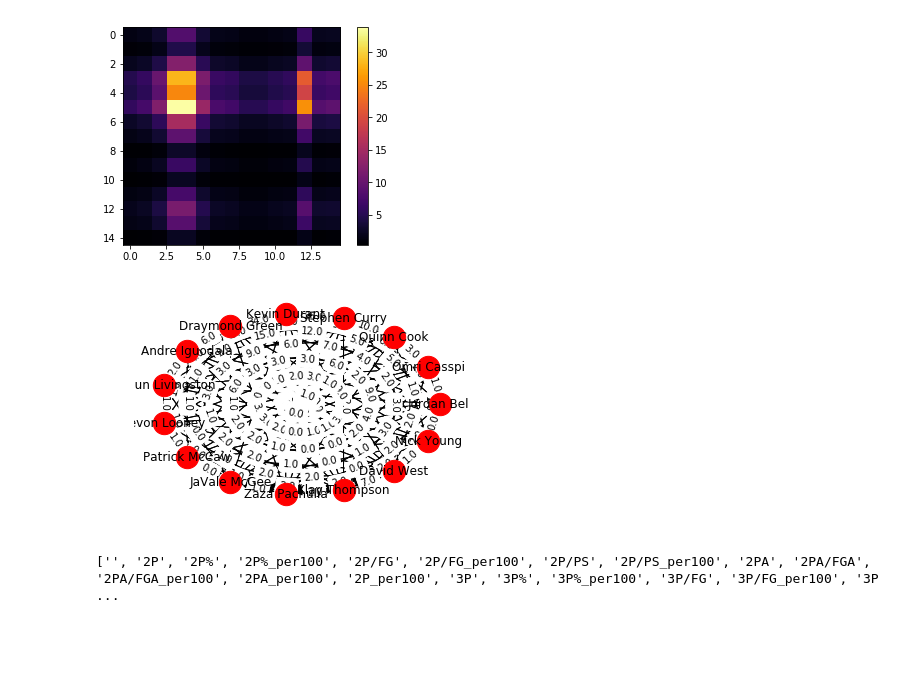
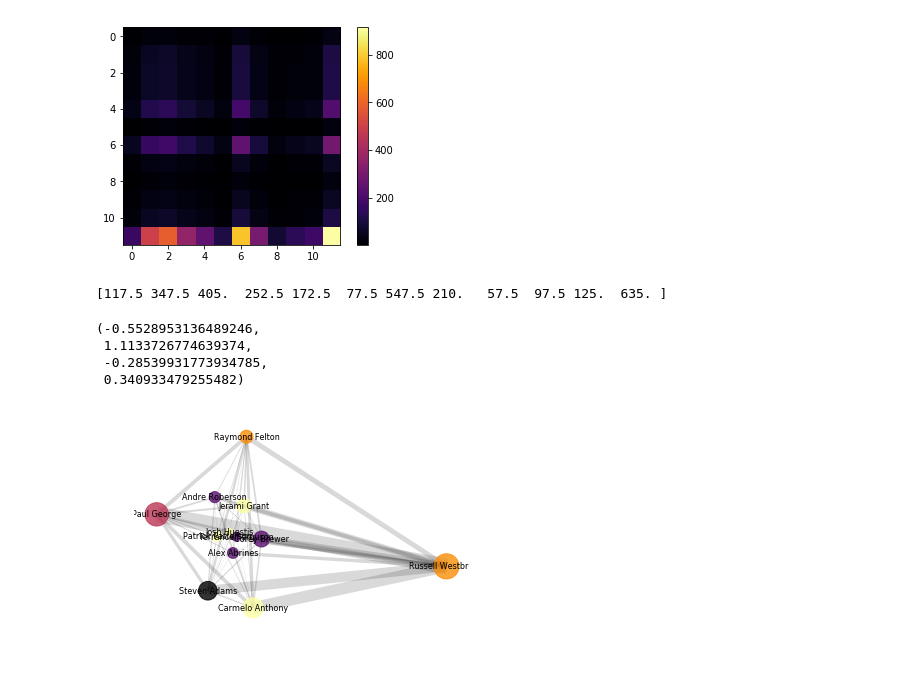
Before and after one commit to rohannramesh/Basketball_predictions, a Jupyter notebook: Team_by_team_analysis.ipynb, the cells around one changed output. Drawn from its saved outputs; the diff is of its cells as text; code cells hidden in the pictures; blank space fills up the shorter version.

Commit message:
Added graph building and visualization functions for each team

```diff
--- a/Team_by_team_analysis.ipynb
+++ b/Team_by_team_analysis.ipynb
@@ -13,47 +18,72 @@ with open('/Users/rohanramesh/Documents/SportsData/NBA/AllYearlyData_2008_2018.p
 # %%
 # Lets have team we play with be the GS Warriors in 2018
-idx = (df_all_stats['2018']['Tm'] == "GSW") & (df_all_stats['2018']['MP_adv'] > 200)
-GSW_team = df_all_stats['2018'][['Player','AST','PS/G']][idx]
+idx = (df_all_stats['2018']['Tm'] == "OKC") & (df_all_stats['2018']['MP_adv'] > 200)
+GSW_team = df_all_stats['2018'][['Player','AST','PS/G','Pos']][idx]
+# GSW_team = GSW_team.iloc[0:6]
+# print(GSW_team)
 curr_team_ast_pts = GSW_team[['AST', 'PS/G']].values
 summed_ast_pts = curr_team_ast_pts.sum(axis=0)
 # lets make a matrix of all pairwise comparisons
 all_pairwise_edges = np.ndarray(shape= (np.shape(curr_team_ast_pts)[0],np.shape(curr_team_ast_pts)[0]))
 # build the ratio for edges = (AST for a person / AST total) * (PTS for a person / PTS total)
 for i in range(0,np.shape(curr_team_ast_pts)[0]):
     for j in range(0,np.shape(curr_team_ast_pts)[0]):
-        all_pairwise_edges[i,j] = 1000* curr_team_ast_pts[i][0]/summed_ast_pts[0] * curr_team_ast_pts[j][1]/summed_ast_pts[1]
+        all_pairwise_edges[i,j] = (100 * curr_team_ast_pts[i][0]/summed_ast_pts[0]) * (100 * curr_team_ast_pts[j][1]/summed_ast_pts[1])
 # print(GSW_team)
 cm = plt.get_cmap('inferno')
 plt.imshow(all_pairwise_edges, cmap=cm)
 plt.colorbar()
 plt.show()
 
 # for the nodes lets use player names
 pnames = GSW_team['Player'].tolist()
-G = nx.DiGraph()
+curr_positions = GSW_team['Pos'].tolist()
+unique_pos = list(set(curr_positions))
+cm = plt.get_cmap('inferno',5) # 5 bc of the 5 positions
+nodecolors = [cm.colors[j] for i in curr_positions for j in range(0,len(unique_pos)) if i == unique_pos[j]]
+node_size_use = GSW_team['PS/G'] * 25
+print(node_size_use.as_matrix())
+G = nx.Graph()
 G.add_nodes_from(pnames)
+labels_use = {}
+outward_vs_inward_direction = []
 for i in range(0,np.shape(curr_team_ast_pts)[0]):
-    for j in range(0,np.shape(curr_team_ast_pts)[0]):
-        G.add_edge(pnames[i],pnames[j],weight= all_pairwise_edges[i,j])
+    labels_use[pnames[i]] = pnames[i]
+    for j in range(i+1,np.shape(curr_team_ast_pts)[0]):
+#         G.add_edge(pnames[i],pnames[j], weight= max([all_pairwise_edges[i,j], all_pairwise_edges[j,i]]) / 50)
+        if all_pairwise_edges[i,j] > all_pairwise_edges[j,i]:
+            G.add_edge(pnames[i],pnames[j], weight= all_pairwise_edges[i,j] / 50)
+            outward_vs_inward_direction.append('k')
+        elif all_pairwise_edges[j,i] > all_pairwise_edges[i,j]:
+            G.add_edge(pnames[j],pnames[i], weight= all_pairwise_edges[j,i] / 50)
+            outward_vs_inward_direction.append('k')
 
+# # adding in the community clustering
+# G2 = G.to_undirected()
+# parts = community.best_partition(G2)
+# nodeval = {node: parts.get(node) for node in G2.nodes()}
+# ncommunities = len(np.unique([parts.get(node) for node in G2.nodes()]))
+# print(ncommunities)
+# G = G2
 # arcs = nx.draw_networkx_edges(G, pos=nx.spring_layout(G))
-pos=nx.shell_layout(G)
+pos = nx.kamada_kawai_layout(G)
+# pos=nx.spring_layout(G, iterations=500)
+# pos=nx.circular_layout(G)
 edge_labels=dict([((u,v,),round(d['weight']))
                  for u,v,d in G.edges(data=True)])
-# nx.draw(G,pos,arrows= False,edge_cmap=cm)
-# nx.draw_networkx_nodes(G, pos)
+# print(edge_labels)
+edgewidth = [d['weight'] for (u, v, d) in G.edges(data=True)]
 # # we can now added edge thickness and edge color
-# nx.draw_networkx_edges(G, pos)
-A = nx.get_edge_attributes(G,'weight')
-nx.draw_networkx_edge_labels(G,pos,edge_labels=edge_labels)
-nx.draw(G,pos, node_size=500,with_labels = True,edge_cmap=plt.cm.Reds)
-# pylab.show()
-# print(G.edges())
-# nx.draw(G, with_labels=True, font_weight='bold', arrows=False, edge_cmap= cm, edge_vmin=0, edge_vmax= 0.035)
+nx.draw_networkx_nodes(G, pos=pos, node_size=node_size_use, node_color=nodecolors,alpha=0.8)
+nx.draw_networkx_edges(G, pos, width=edgewidth, alpha=0.15, arrowstyle= 'simple', arrowsize=5, arrows=False,
+                       edge_cmap=plt.cm.Greys,edge_color=outward_vs_inward_direction)
+nx.draw_networkx_labels(G, pos, labels_use, font_size=8)
+plt.axis('off')
 # %% [output]
-[figure, old version]
+[figure, new version]
+[117.5 347.5 405.  252.5 172.5  77.5 547.5 210.   57.5  97.5 125.  635. ]
+(-0.5528953136489246,
+ 1.1133726774639374,
+ -0.28539931773934785,
+ 0.340933479255482)
-[figure, old version]
+[figure, new version]
-# %%
-print(list(df_all_stats['2018']))
-# %% [output]
-['', '2P', '2P%', '2P%_per100', '2P/FG', '2P/FG_per100', '2P/PS', '2P/PS_per100', '2PA', '2PA/FGA', '2PA/FGA_per100', '2PA_per100', '2P_per100', '3P', '3P%', '3P%_per100', '3P/FG', '3P/FG_per100', '3P ...
```
Also changed, not shown: parts of 8 cells of this notebook.
